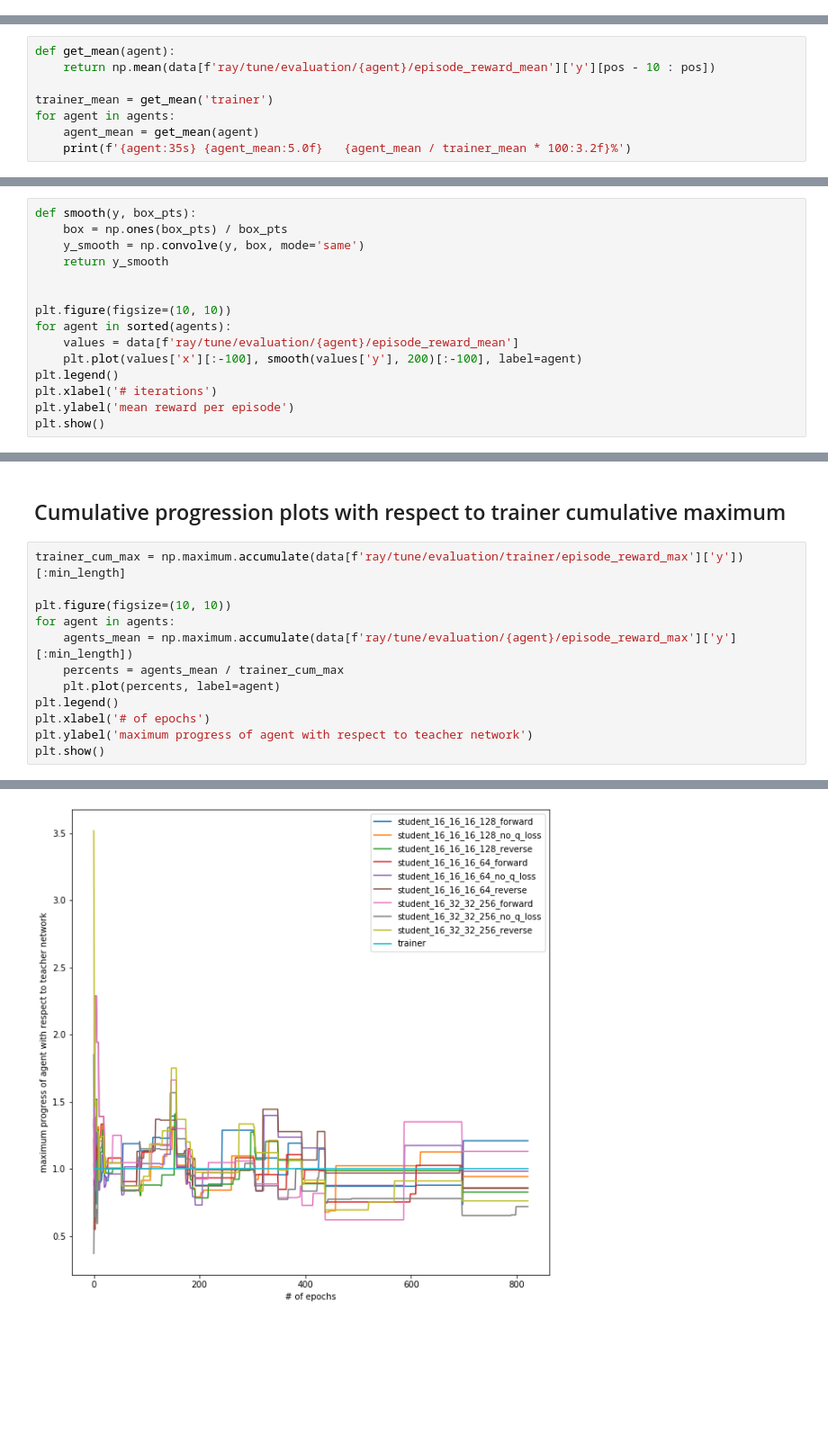
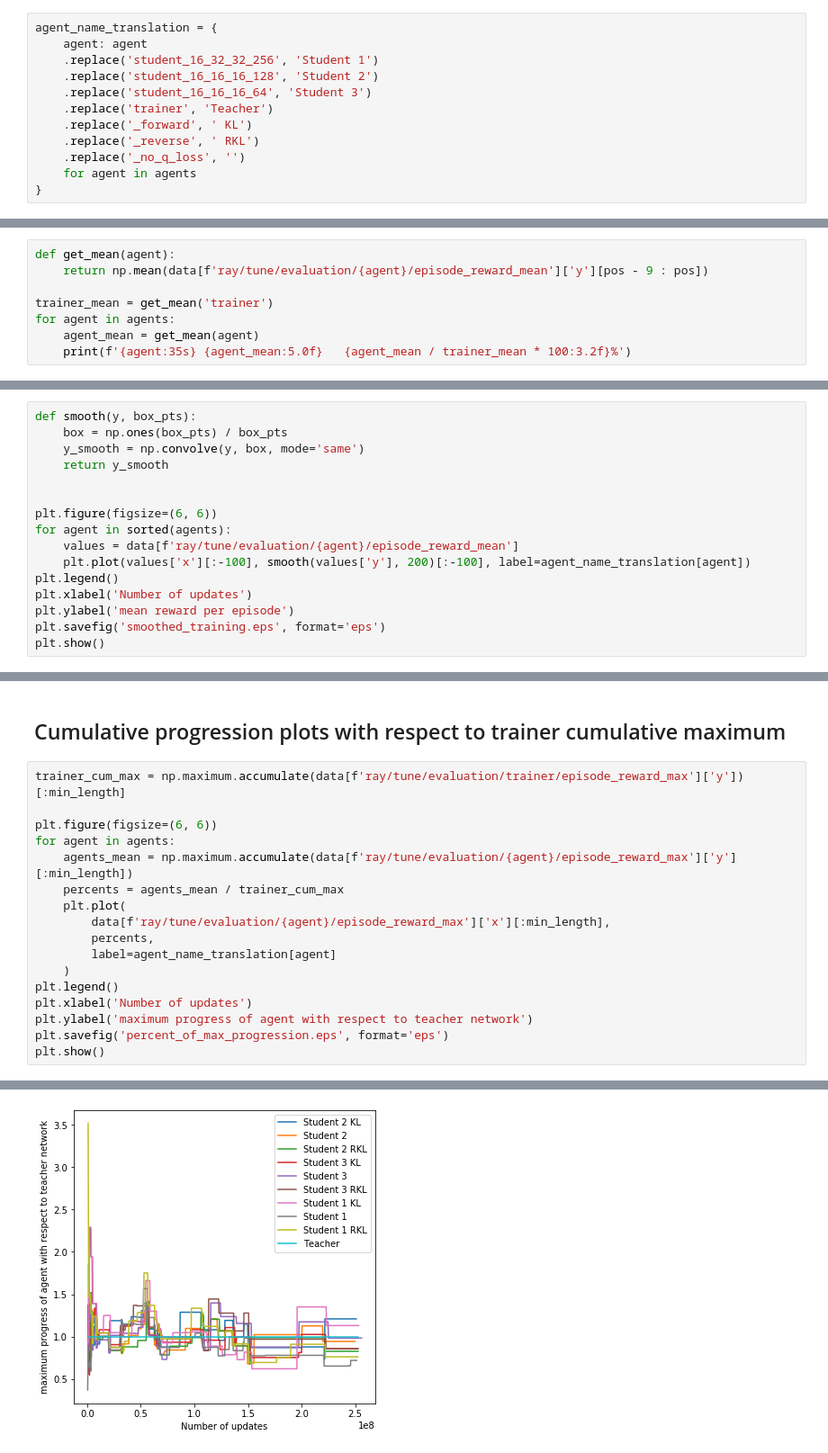
Before and after one commit to jetsnguns/realtime-policy-distillation, a Jupyter notebook: plots.ipynb, the cells around one changed output, grey strips where cells are left out. Shown: that part at 90% size. Cells and saved outputs as stored; diff of their text form; blank space fills up the shorter version.

Commit message:
add README.md, update plots.ipynb with correct event file

```diff
--- a/plots.ipynb
+++ b/plots.ipynb
@@ -31,6 +34,18 @@ for tag in data:
 agents = sorted(agents)
 
 min_length = min(len(data[f'ray/tune/evaluation/{agent}/episode_reward_max']['y']) for agent in agents)
+# %%
+agent_name_translation = {
+    agent: agent
+    .replace('student_16_32_32_256', 'Student 1')
+    .replace('student_16_16_16_128', 'Student 2')
+    .replace('student_16_16_16_64', 'Student 3')
+    .replace('trainer', 'Teacher')
+    .replace('_forward', ' KL')
+    .replace('_reverse', ' RKL')
+    .replace('_no_q_loss', '')
+    for agent in agents
+}
 # %%
 N_STEPS = 25000000
 pos = np.searchsorted(data[f'ray/tune/evaluation/trainer/episode_reward_max']['x'], N_STEPS)
@@ -60,7 +75,7 @@ trainer                               955   100.00%
 ## Mean in 10 epochs until N_STEPS
 # %%
 def get_mean(agent):
-    return np.mean(data[f'ray/tune/evaluation/{agent}/episode_reward_mean']['y'][pos - 10 : pos])
+    return np.mean(data[f'ray/tune/evaluation/{agent}/episode_reward_mean']['y'][pos - 9 : pos])
 
 trainer_mean = get_mean('trainer')
 for agent in agents:
@@ -86,12 +101,13 @@ def smooth(y, box_pts):
     return y_smooth
 
 
-plt.figure(figsize=(10, 10))
+plt.figure(figsize=(6, 6))
 for agent in sorted(agents):
     values = data[f'ray/tune/evaluation/{agent}/episode_reward_mean']
-    plt.plot(values['x'][:-100], smooth(values['y'], 200)[:-100], label=agent)
+    plt.plot(values['x'][:-100], smooth(values['y'], 200)[:-100], label=agent_name_translation[agent])
 plt.legend()
-plt.xlabel('# iterations')
+plt.xlabel('Number of updates')
 plt.ylabel('mean reward per episode')
+plt.savefig('smoothed_training.eps', format='eps')
 plt.show()
 # %% [output]
@@ -101,13 +119,18 @@ plt.show()
 # %%
 trainer_cum_max = np.maximum.accumulate(data[f'ray/tune/evaluation/trainer/episode_reward_max']['y'])[:min_length]
 
-plt.figure(figsize=(10, 10))
+plt.figure(figsize=(6, 6))
 for agent in agents:
     agents_mean = np.maximum.accumulate(data[f'ray/tune/evaluation/{agent}/episode_reward_max']['y'][:min_length])
     percents = agents_mean / trainer_cum_max
-    plt.plot(percents, label=agent)
+    plt.plot(
+        data[f'ray/tune/evaluation/{agent}/episode_reward_max']['x'][:min_length],
+        percents,
+        label=agent_name_translation[agent]
+    )
 plt.legend()
-plt.xlabel('# of epochs')
+plt.xlabel('Number of updates')
 plt.ylabel('maximum progress of agent with respect to teacher network')
+plt.savefig('percent_of_max_progression.eps', format='eps')
 plt.show()
 # %% [output]
@@ -114 +139 @@ plt.show()
-[figure, old version]
+[figure, new version]
```
Also changed, not shown: parts of 6 cells of this notebook, 2 other files.
